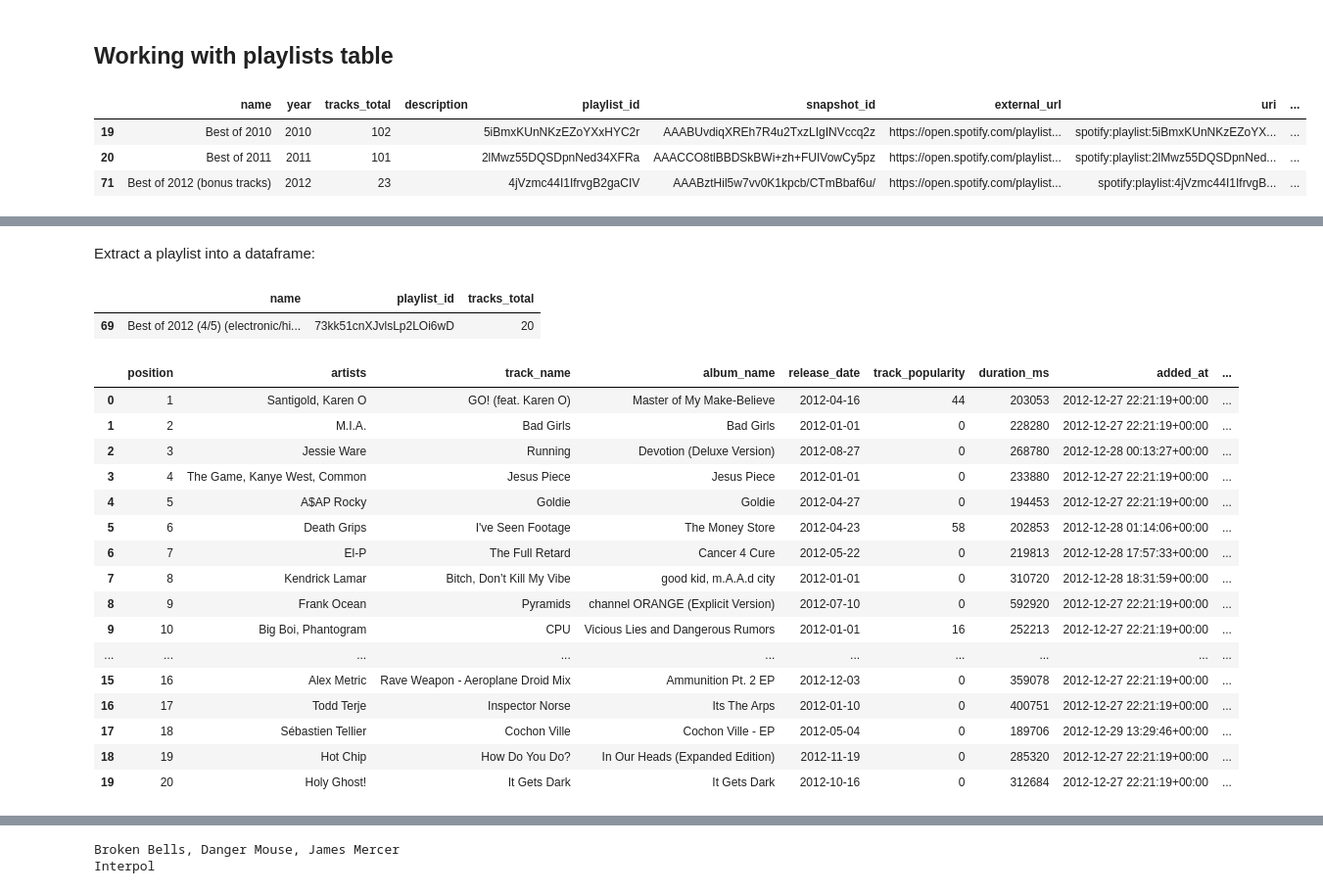
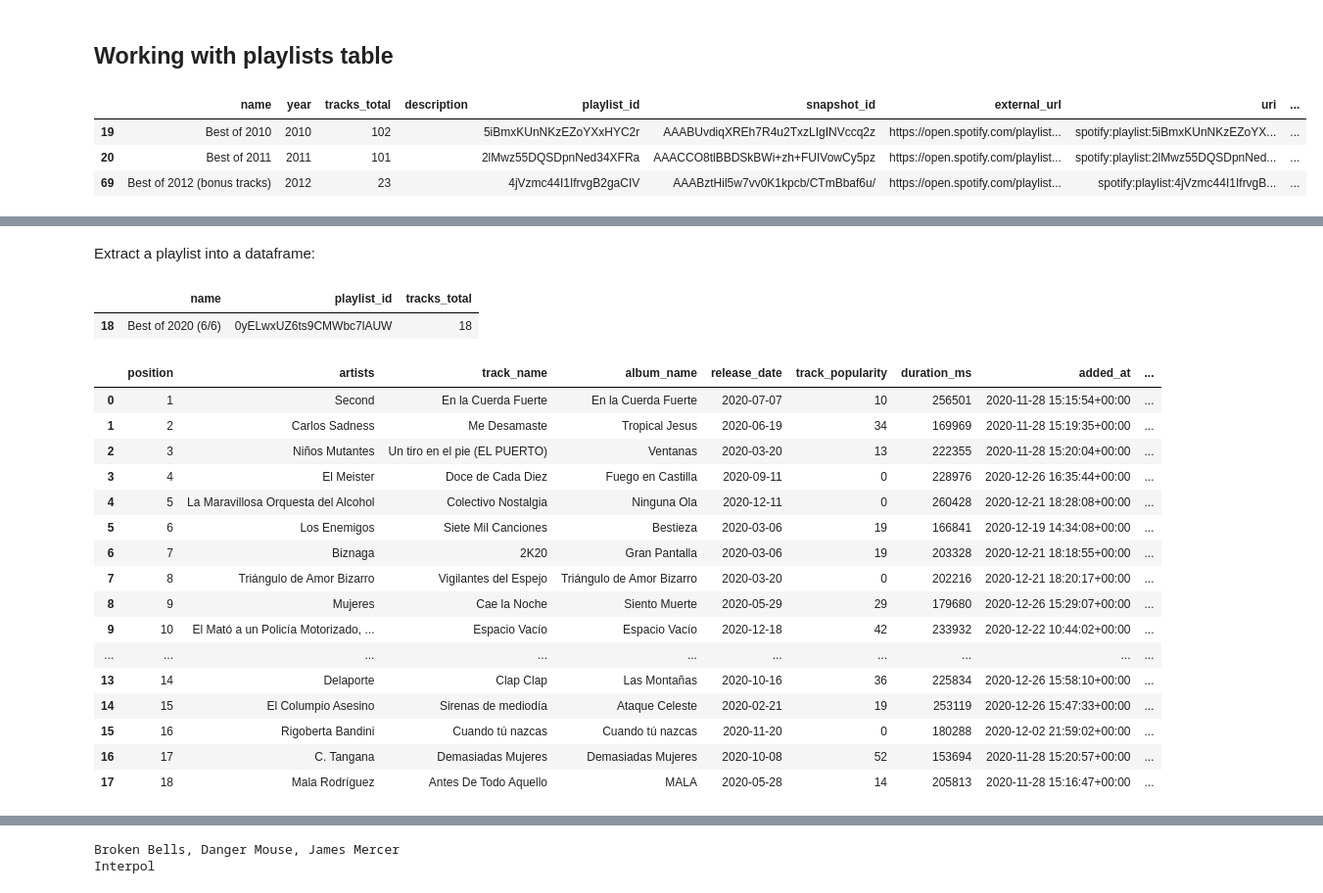
Before and after one commit to reddgr/spotipy-use-cases, a Jupyter notebook: reddgr-best-of-year-playlists.ipynb, the cells around one changed output, grey strips where cells are left out. Shown at 98% size. Saved outputs shown, nothing was run; the diff lists cells and outputs as text; code cells hidden in the pictures.

```diff
--- a/reddgr-best-of-year-playlists.ipynb
+++ b/reddgr-best-of-year-playlists.ipynb
@@ -210,14 +214,14 @@ display(bestof_year_playlists_df)
 # %% [markdown]
 ## Working with playlists table
 # %%
-bestof_year_playlists_df = pd.read_pickle("pkl/reddgr_bestof_year_playlists_20251130.pkl")
+bestof_year_playlists_df = pd.read_pickle("pkl/reddgr_bestof_year_playlists_20251201.pkl")
 display(bestof_year_playlists_df.head(3))
 display(bestof_year_playlists_df.tail(3))
 # %% [output]
 |  | name | year | tracks_total | description | playlist_id | snapshot_id | external_url | uri | ... |
 | 19 | Best of 2010 | 2010 | 102 |  | 5iBmxKUnNKzEZoYXxHYC2r | AAABUvdiqXREh7R4u2TxzLIgINVccq2z | https://open.spotify.com/playlist... | spotify:playlist:5iBmxKUnNKzEZoYX... | ... |
 | 20 | Best of 2011 | 2011 | 101 |  | 2lMwz55DQSDpnNed34XFRa | AAACCO8tlBBDSkBWi+zh+FUIVowCy5pz | https://open.spotify.com/playlist... | spotify:playlist:2lMwz55DQSDpnNed... | ... |
-| 71 | Best of 2012 (bonus tracks) | 2012 | 23 |  | 4jVzmc44I1IfrvgB2gaCIV | AAABztHil5w7vv0K1kpcb/CTmBbaf6u/ | https://open.spotify.com/playlist... | spotify:playlist:4jVzmc44I1IfrvgB... | ... |
+| 69 | Best of 2012 (bonus tracks) | 2012 | 23 |  | 4jVzmc44I1IfrvgB2gaCIV | AAABztHil5w7vv0K1kpcb/CTmBbaf6u/ | https://open.spotify.com/playlist... | spotify:playlist:4jVzmc44I1IfrvgB... | ... |
 |  | name | year | tracks_total | description | playlist_id | snapshot_id | external_url | uri | ... |
 | 2 | Lo Mejor de 2024 (3/3) | de Españ... | 2024 | 15 | Mi sesión de canciones en castell... | 1LyCSbuOeqglulGBKP8vSZ | AAAAVf8WUm9jTLDdOsdAdAumSdFK86qP | https://open.spotify.com/playlist... | spotify:playlist:1LyCSbuOeqglulGB... | ... |
 | 1 | Best of 2024 (1/3) | (Mostly) Rock | 2024 | 17 | Every year's curated playlists, t... | 4AA6jg6T0PbzkVJZKyI5X9 | AAAAU5ugERkxM+m+7k0rQJpTmzXlWlaz | https://open.spotify.com/playlist... | spotify:playlist:4AA6jg6T0PbzkVJZ... | ... |
@@ -283,24 +287,24 @@ display(target_playlist[["name", "playlist_id", "tracks_total"]].to_frame().T)
 display(playlist_tracks_df)
 # %% [output]
 |  | name | playlist_id | tracks_total |
-| 69 | Best of 2012 (4/5) (electronic/hi... | 73kk51cnXJvlsLp2LOi6wD | 20 |
+| 18 | Best of 2020 (6/6) | 0yELwxUZ6ts9CMWbc7lAUW | 18 |
 |  | position | artists | track_name | album_name | release_date | track_popularity | duration_ms | added_at | ... |
-| 0 | 1 | Santigold, Karen O | GO! (feat. Karen O) | Master of My Make-Believe | 2012-04-16 | 44 | 203053 | 2012-12-27 22:21:19+00:00 | ... |
-| 1 | 2 | M.I.A. | Bad Girls | Bad Girls | 2012-01-01 | 0 | 228280 | 2012-12-27 22:21:19+00:00 | ... |
-| 2 | 3 | Jessie Ware | Running | Devotion (Deluxe Version) | 2012-08-27 | 0 | 268780 | 2012-12-28 00:13:27+00:00 | ... |
-| 3 | 4 | The Game, Kanye West, Common | Jesus Piece | Jesus Piece | 2012-01-01 | 0 | 233880 | 2012-12-27 22:21:19+00:00 | ... |
-| 4 | 5 | A$AP Rocky | Goldie | Goldie | 2012-04-27 | 0 | 194453 | 2012-12-27 22:21:19+00:00 | ... |
-| 5 | 6 | Death Grips | I've Seen Footage | The Money Store | 2012-04-23 | 58 | 202853 | 2012-12-28 01:14:06+00:00 | ... |
-| 6 | 7 | El-P | The Full Retard | Cancer 4 Cure | 2012-05-22 | 0 | 219813 | 2012-12-28 17:57:33+00:00 | ... |
-| 7 | 8 | Kendrick Lamar | Bitch, Don’t Kill My Vibe | good kid, m.A.A.d city | 2012-01-01 | 0 | 310720 | 2012-12-28 18:31:59+00:00 | ... |
-| 8 | 9 | Frank Ocean | Pyramids | channel ORANGE (Explicit Version) | 2012-07-10 | 0 | 592920 | 2012-12-27 22:21:19+00:00 | ... |
-| 9 | 10 | Big Boi, Phantogram | CPU | Vicious Lies and Dangerous Rumors | 2012-01-01 | 16 | 252213 | 2012-12-27 22:21:19+00:00 | ... |
+| 0 | 1 | Second | En la Cuerda Fuerte | En la Cuerda Fuerte | 2020-07-07 | 10 | 256501 | 2020-11-28 15:15:54+00:00 | ... |
+| 1 | 2 | Carlos Sadness | Me Desamaste | Tropical Jesus | 2020-06-19 | 34 | 169969 | 2020-11-28 15:19:35+00:00 | ... |
+| 2 | 3 | Niños Mutantes | Un tiro en el pie (EL PUERTO) | Ventanas | 2020-03-20 | 13 | 222355 | 2020-11-28 15:20:04+00:00 | ... |
+| 3 | 4 | El Meister | Doce de Cada Diez | Fuego en Castilla | 2020-09-11 | 0 | 228976 | 2020-12-26 16:35:44+00:00 | ... |
+| 4 | 5 | La Maravillosa Orquesta del Alcohol | Colectivo Nostalgia | Ninguna Ola | 2020-12-11 | 0 | 260428 | 2020-12-21 18:28:08+00:00 | ... |
+| 5 | 6 | Los Enemigos | Siete Mil Canciones | Bestieza | 2020-03-06 | 19 | 166841 | 2020-12-19 14:34:08+00:00 | ... |
+| 6 | 7 | Biznaga | 2K20 | Gran Pantalla | 2020-03-06 | 19 | 203328 | 2020-12-21 18:18:55+00:00 | ... |
+| 7 | 8 | Triángulo de Amor Bizarro | Vigilantes del Espejo | Triángulo de Amor Bizarro | 2020-03-20 | 0 | 202216 | 2020-12-21 18:20:17+00:00 | ... |
+| 8 | 9 | Mujeres | Cae la Noche | Siento Muerte | 2020-05-29 | 29 | 179680 | 2020-12-26 15:29:07+00:00 | ... |
+| 9 | 10 | El Mató a un Policía Motorizado, ... | Espacio Vacío | Espacio Vacío | 2020-12-18 | 42 | 233932 | 2020-12-22 10:44:02+00:00 | ... |
 | ... | ... | ... | ... | ... | ... | ... | ... | ... | ... |
-| 15 | 16 | Alex Metric | Rave Weapon - Aeroplane Droid Mix | Ammunition Pt. 2 EP | 2012-12-03 | 0 | 359078 | 2012-12-27 22:21:19+00:00 | ... |
-| 16 | 17 | Todd Terje | Inspector Norse | Its The Arps | 2012-01-10 | 0 | 400751 | 2012-12-27 22:21:19+00:00 | ... |
-| 17 | 18 | Sébastien Tellier | Cochon Ville | Cochon Ville - EP | 2012-05-04 | 0 | 189706 | 2012-12-29 13:29:46+00:00 | ... |
-| 18 | 19 | Hot Chip | How Do You Do? | In Our Heads (Expanded Edition) | 2012-11-19 | 0 | 285320 | 2012-12-27 22:21:19+00:00 | ... |
-| 19 | 20 | Holy Ghost! | It Gets Dark | It Gets Dark | 2012-10-16 | 0 | 312684 | 2012-12-27 22:21:19+00:00 | ... |
+| 13 | 14 | Delaporte | Clap Clap | Las Montañas | 2020-10-16 | 36 | 225834 | 2020-12-26 15:58:10+00:00 | ... |
+| 14 | 15 | El Columpio Asesino | Sirenas de mediodía | Ataque Celeste | 2020-02-21 | 19 | 253119 | 2020-12-26 15:47:33+00:00 | ... |
+| 15 | 16 | Rigoberta Bandini | Cuando tú nazcas | Cuando tú nazcas | 2020-11-20 | 0 | 180288 | 2020-12-02 21:59:02+00:00 | ... |
+| 16 | 17 | C. Tangana | Demasiadas Mujeres | Demasiadas Mujeres | 2020-10-08 | 52 | 153694 | 2020-11-28 15:20:57+00:00 | ... |
+| 17 | 18 | Mala Rodríguez | Antes De Todo Aquello | MALA | 2020-05-28 | 14 | 205813 | 2020-11-28 15:16:47+00:00 | ... |
 # %%
 all_playlist_frames = []
 for _, playlist in bestof_year_playlists_df.iterrows():
```
Also changed, not shown: parts of 7 cells of this notebook.
